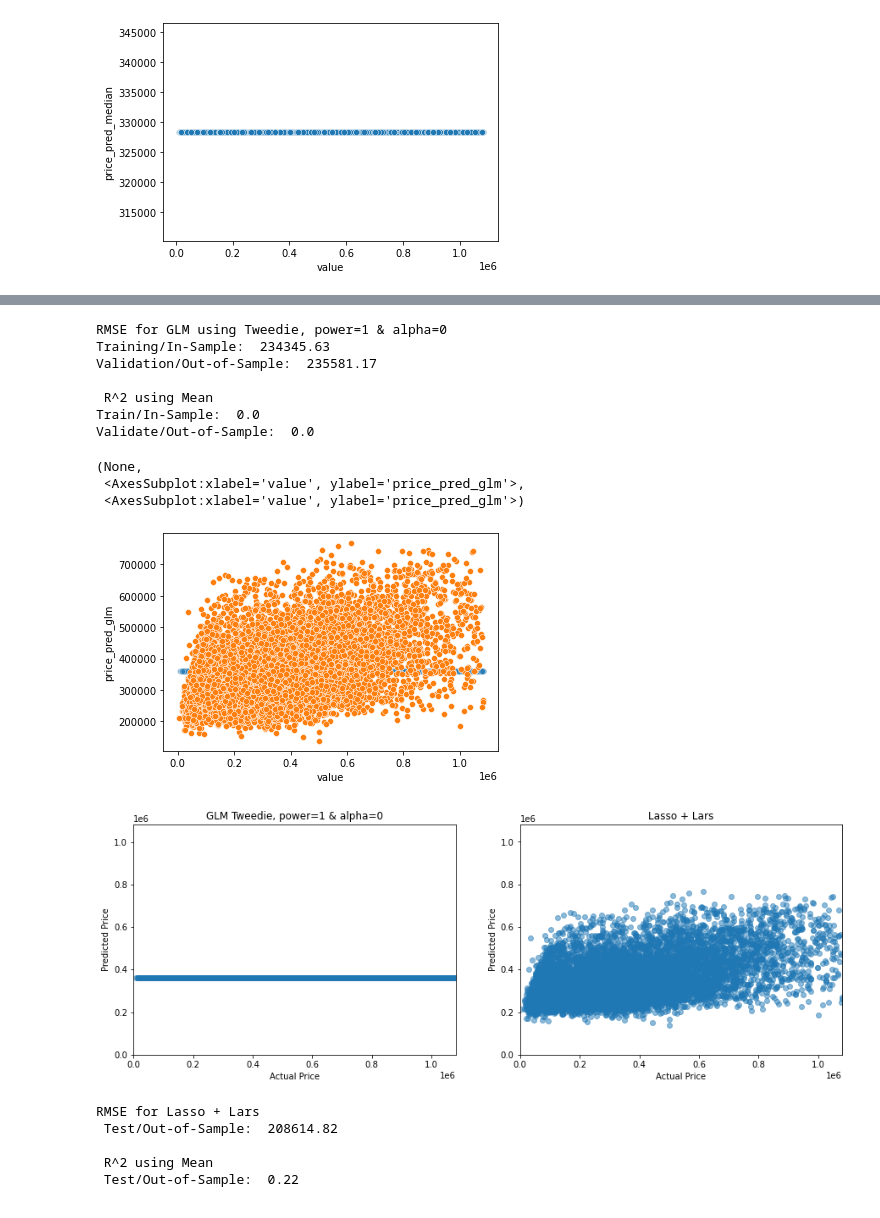
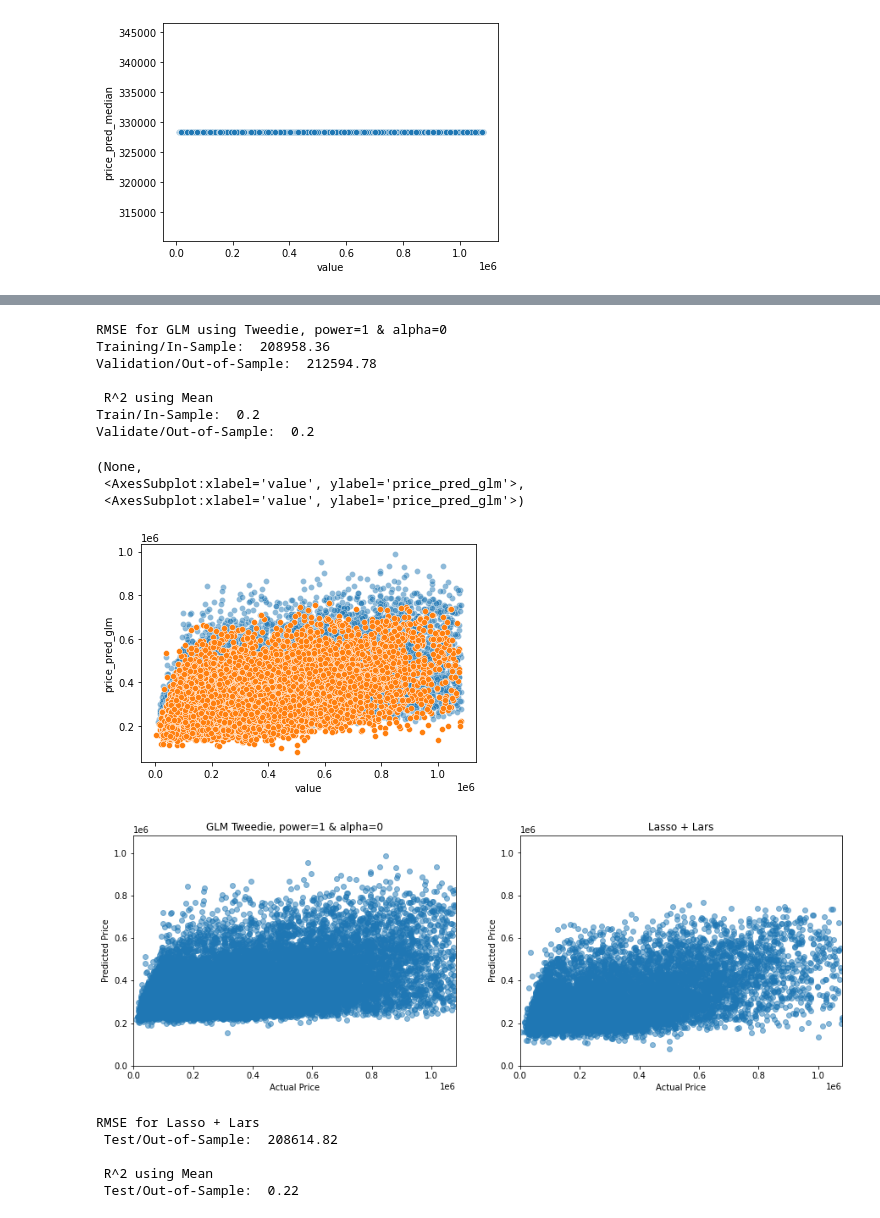
Before and after one commit to craigcalzado/regression-project, a Jupyter notebook: zillow_project.ipynb, the cells around one changed output, grey strips where cells are left out. Saved outputs shown, nothing was run; the diff lists cells and outputs as text; code cells hidden in the pictures.

```diff
--- a/zillow_project.ipynb
+++ b/zillow_project.ipynb
@@ -323,19 +348,19 @@ Validate/Out-of-Sample:  0.2
 [figure]
 # %%
 # Function of the Tweedie regression
-project_models.glm_tweedie(X_train, y_train, X_validate, y_validate, X_test, y_test)
+project_models.glm_tweedie(X_train_scaled, y_train, X_validate_scaled, y_validate, X_test_scaled, y_test)
 # %% [output]
 RMSE for GLM using Tweedie, power=1 & alpha=0
-Training/In-Sample:  234345.63
-Validation/Out-of-Sample:  235581.17
+Training/In-Sample:  208958.36
+Validation/Out-of-Sample:  212594.78
 
  R^2 using Mean
-Train/In-Sample:  0.0
-Validate/Out-of-Sample:  0.0
+Train/In-Sample:  0.2
+Validate/Out-of-Sample:  0.2
 (None,
  <AxesSubplot:xlabel='value', ylabel='price_pred_glm'>,
  <AxesSubplot:xlabel='value', ylabel='price_pred_glm'>)
-[figure, old version]
+[figure, new version]
-[figure, old version]
+[figure, new version]
 # %%
 # Function that predicts test data
```
Also changed, not shown: parts of 27 cells of this notebook.
